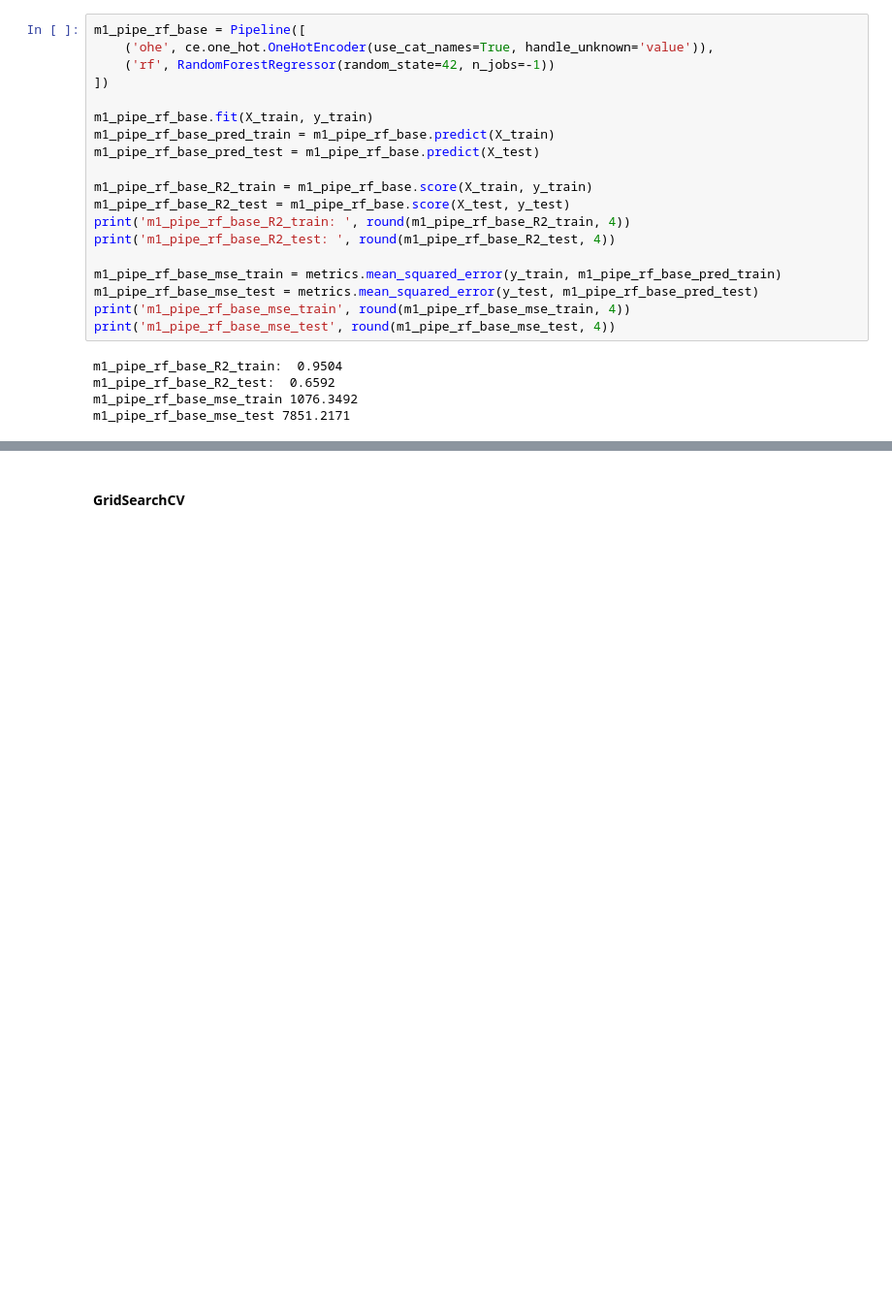
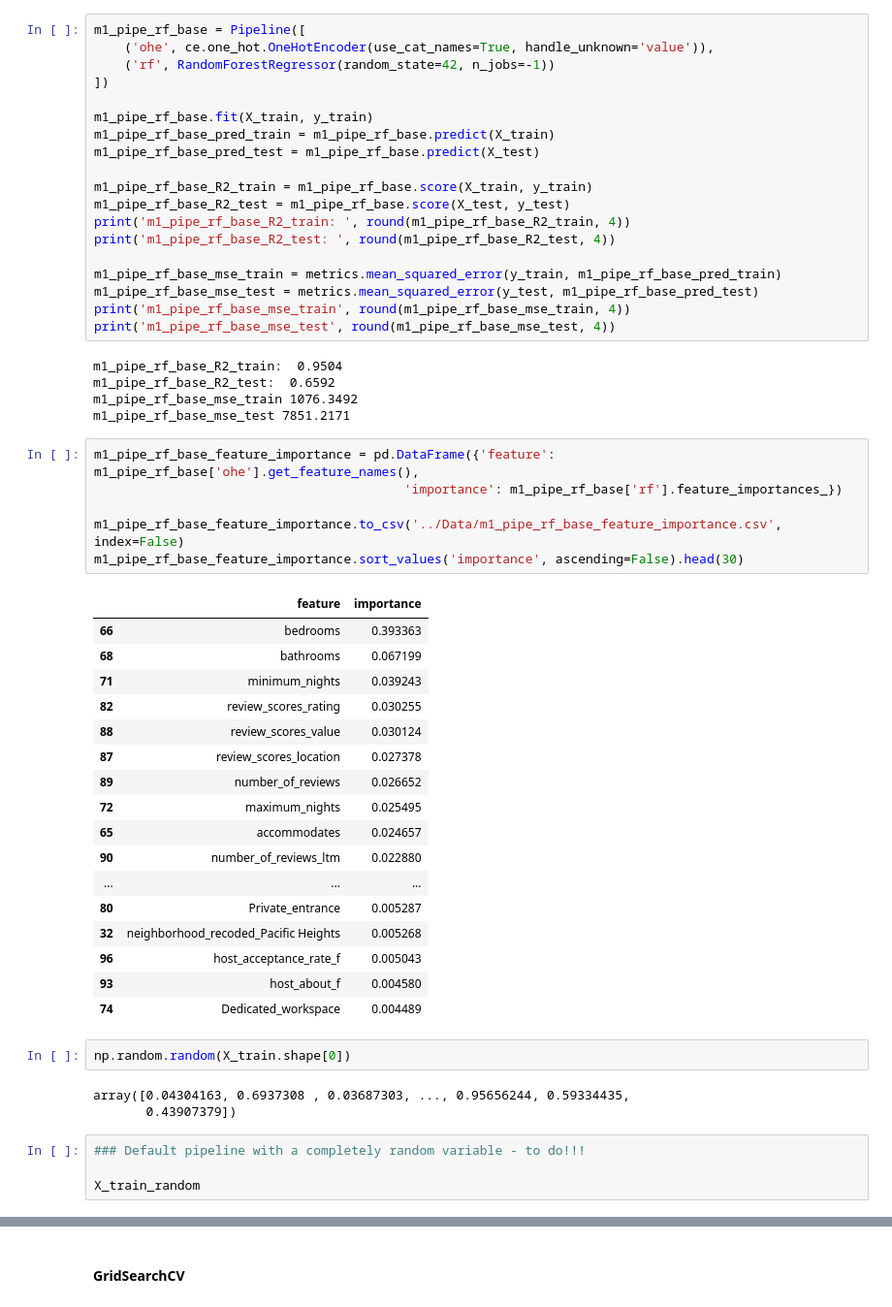
Before and after one commit to AnnieW2014/GA_Capstone, a Jupyter notebook: Code/Capstone_ListingData_Modeling_AW.ipynb, the cells around one changed output, grey strips where cells are left out. Shown at 97% size. Drawn from its saved outputs; the diff is of its cells as text; blank space fills up the shorter version.

Commit message:
Modelign notebook has random column added to each X_train than X

```diff
--- a/Code/Capstone_ListingData_Modeling_AW.ipynb
+++ b/Code/Capstone_ListingData_Modeling_AW.ipynb
@@ -277,3 +281,36 @@ m1_pipe_rf_base_R2_train:  0.9504
 m1_pipe_rf_base_R2_test:  0.6592
 m1_pipe_rf_base_mse_train 1076.3492
 m1_pipe_rf_base_mse_test 7851.2171
+# %%
+m1_pipe_rf_base_feature_importance = pd.DataFrame({'feature': m1_pipe_rf_base['ohe'].get_feature_names(),
+                                         'importance': m1_pipe_rf_base['rf'].feature_importances_})
+
+m1_pipe_rf_base_feature_importance.to_csv('../Data/m1_pipe_rf_base_feature_importance.csv', index=False)
+m1_pipe_rf_base_feature_importance.sort_values('importance', ascending=False).head(30)
+# %% [output]
+|  | feature | importance |
+| 66 | bedrooms | 0.393363 |
+| 68 | bathrooms | 0.067199 |
+| 71 | minimum_nights | 0.039243 |
+| 82 | review_scores_rating | 0.030255 |
+| 88 | review_scores_value | 0.030124 |
+| 87 | review_scores_location | 0.027378 |
+| 89 | number_of_reviews | 0.026652 |
+| 72 | maximum_nights | 0.025495 |
+| 65 | accommodates | 0.024657 |
+| 90 | number_of_reviews_ltm | 0.022880 |
+| ... | ... | ... |
+| 80 | Private_entrance | 0.005287 |
+| 32 | neighborhood_recoded_Pacific Heights | 0.005268 |
+| 96 | host_acceptance_rate_f | 0.005043 |
+| 93 | host_about_f | 0.004580 |
+| 74 | Dedicated_workspace | 0.004489 |
+# %%
+np.random.random(X_train.shape[0])
+# %% [output]
+array([0.04304163, 0.6937308 , 0.03687303, ..., 0.95656244, 0.59334435,
+       0.43907379])
+# %%
+### Default pipeline with a completely random variable - to do!!!
+
+X_train_random
```
Also changed, not shown: parts of 60 cells of this notebook.
